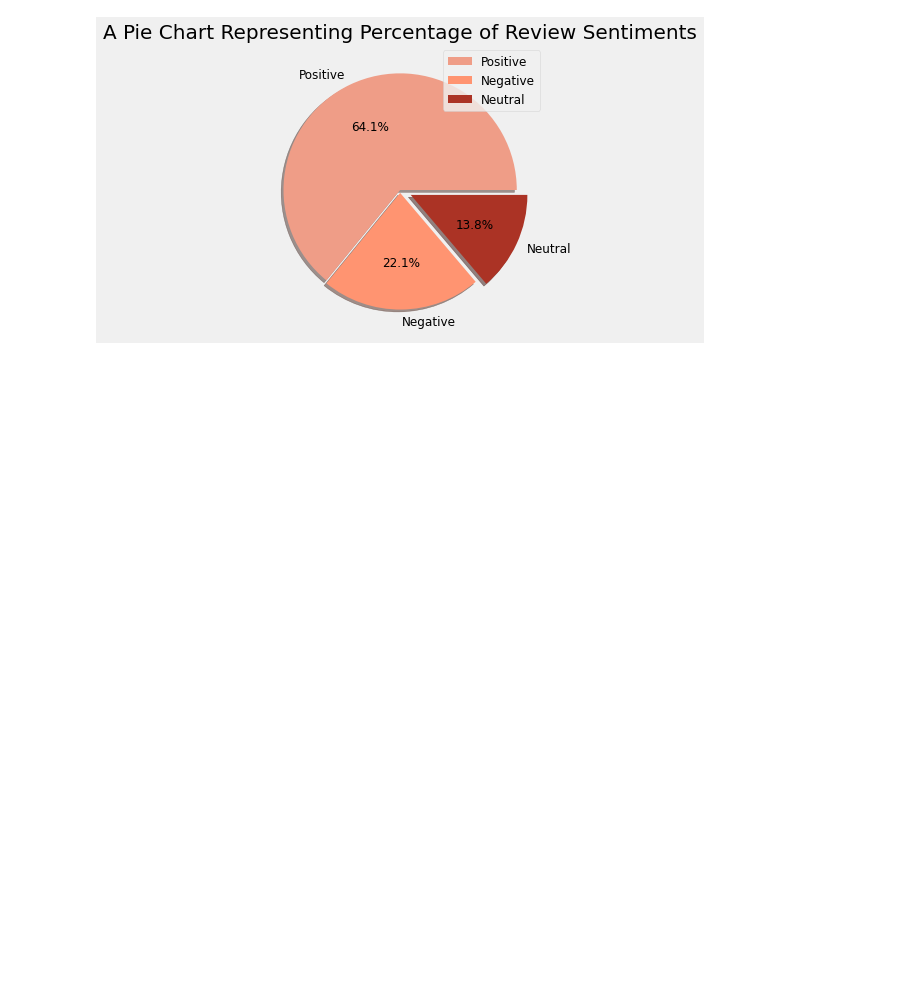
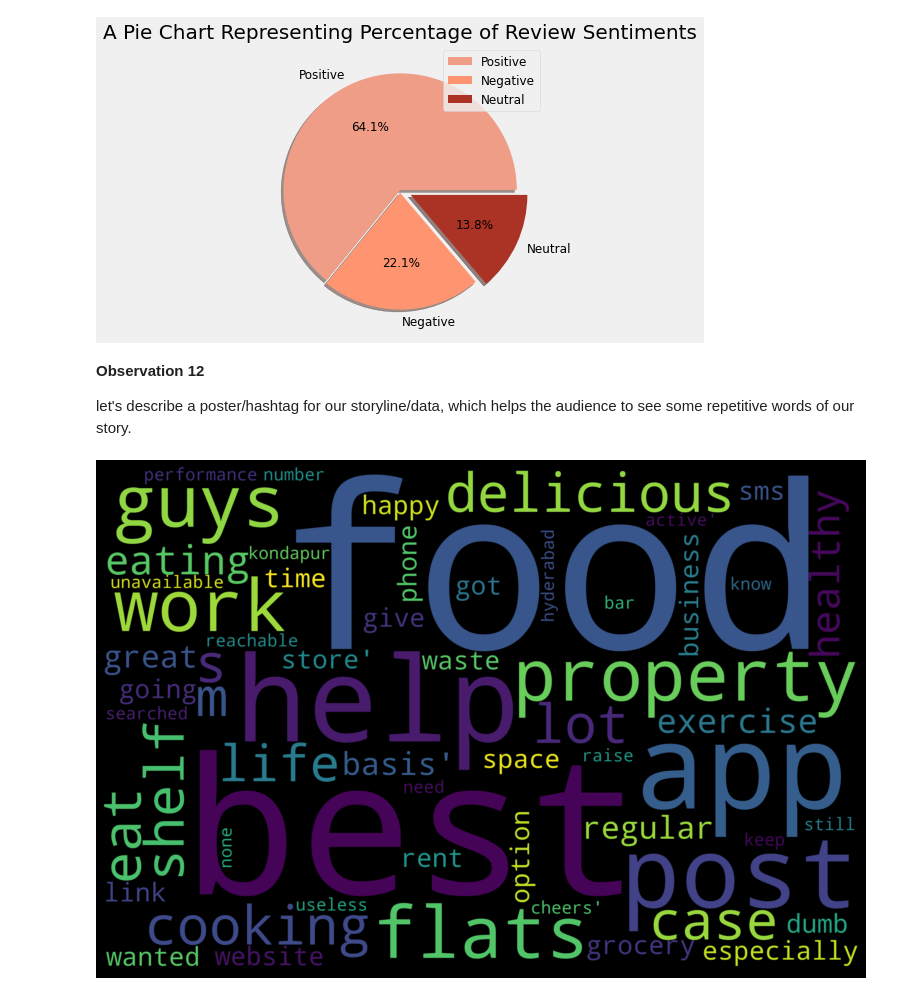
Before and after one commit to gayatri0502/Play_Store_Capstone_Project_By_Gayatri_Gupta, a Jupyter notebook: Play_Store_Capstone_Project.ipynb, the cells around one changed output. Drawn from its saved outputs; the diff is of its cells as text; code cells hidden in the pictures; blank space fills up the shorter version.

```diff
--- a/Play_Store_Capstone_Project.ipynb
+++ b/Play_Store_Capstone_Project.ipynb
@@ -407,3 +409,27 @@ plot.legend()
 plot.show();
 # %% [output]
 [figure]
+# %% [markdown]
+**Observation 12**
+
+let's describe a poster/hashtag for our storyline/data, which helps the audience to see some repetitive words of our story.
+# %%
+Review_notnull = df_ur[df_ur['Translated_Review'].notnull()]
+#Wordcloud
+from wordcloud import WordCloud, STOPWORDS
+text = Review_notnull.Translated_Review.values
+wordcloud = WordCloud(
+    width = 3000,
+    height = 2000,
+    background_color = 'black',
+    stopwords = STOPWORDS).generate(str(text).lower())
+fig = plot.figure(
+    figsize = (14,7),
+    facecolor = 'k',
+    edgecolor = 'k')
+plot.imshow(wordcloud, interpolation = 'bilinear')
+plot.axis('off')
+plot.tight_layout(pad=0)
+plot.show()
+# %% [output]
+[figure, added]
```
Also changed, not shown: parts of 10 cells of this notebook.
